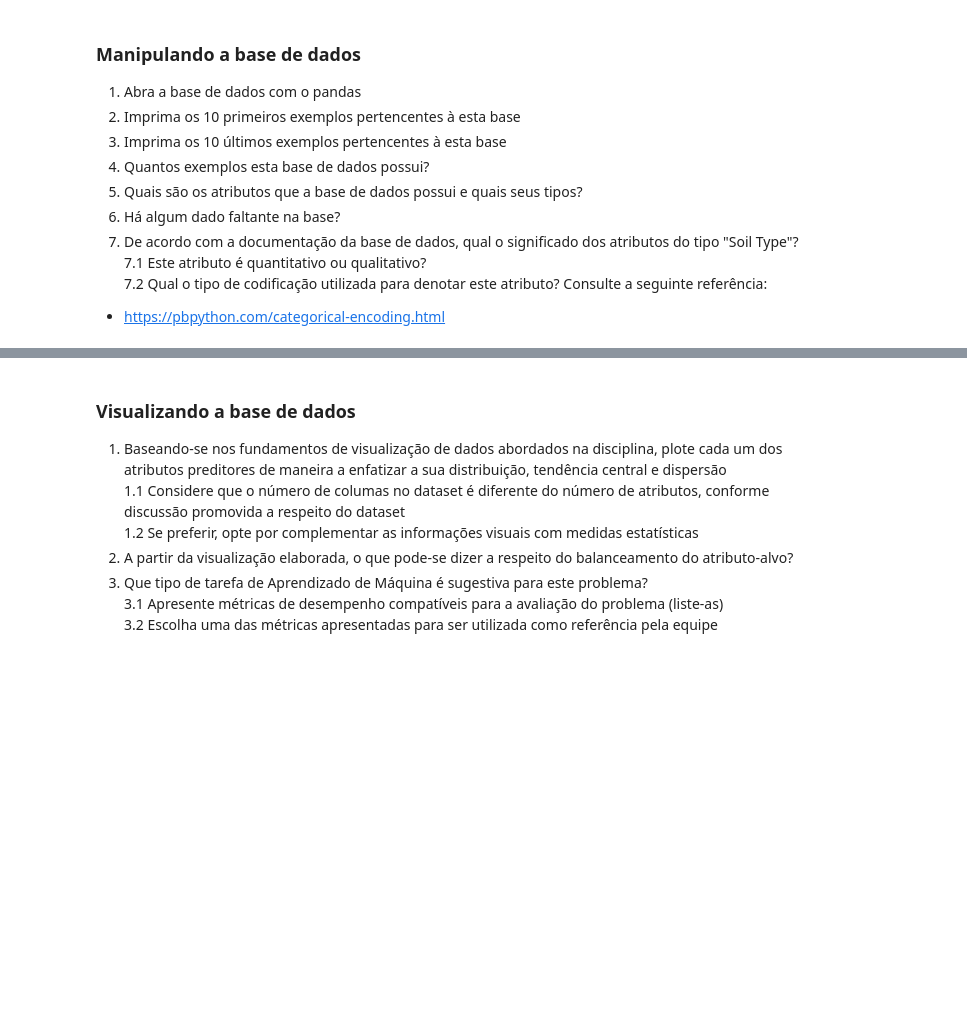
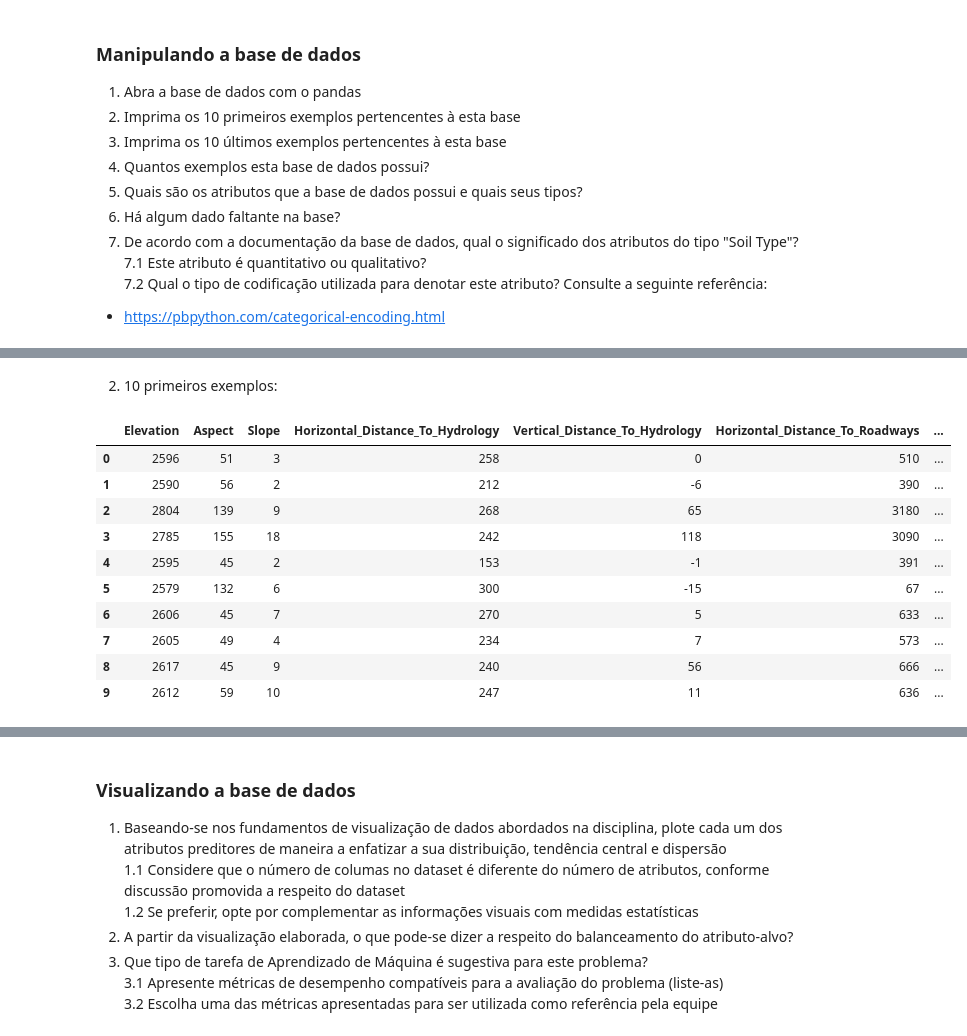
Before and after one commit to willianszwy/Forest-Cover-Type, a Jupyter notebook: PP2_2_1_Conhecendo_o_Conjunto_de_Dados.ipynb, the cells around one changed output, grey strips where cells are left out. Cells and saved outputs as stored; diff of their text form; code cells hidden in the pictures; blank space fills up the shorter version.

```diff
--- a/PP2_2_1_Conhecendo_o_Conjunto_de_Dados.ipynb
+++ b/PP2_2_1_Conhecendo_o_Conjunto_de_Dados.ipynb
@@ -41,0 +64,16 @@ Nesta atividade prática iremos explorar a seguinte base de dados **_Forest Cove
+# %% [markdown]
+2. 10 primeiros exemplos:
+# %%
+df_forest_cover.head(10)
+# %% [output]
+|  | Elevation | Aspect | Slope | Horizontal_Distance_To_Hydrology | Vertical_Distance_To_Hydrology | Horizontal_Distance_To_Roadways | ... |
+| 0 | 2596 | 51 | 3 | 258 | 0 | 510 | ... |
+| 1 | 2590 | 56 | 2 | 212 | -6 | 390 | ... |
+| 2 | 2804 | 139 | 9 | 268 | 65 | 3180 | ... |
+| 3 | 2785 | 155 | 18 | 242 | 118 | 3090 | ... |
+| 4 | 2595 | 45 | 2 | 153 | -1 | 391 | ... |
+| 5 | 2579 | 132 | 6 | 300 | -15 | 67 | ... |
+| 6 | 2606 | 45 | 7 | 270 | 5 | 633 | ... |
+| 7 | 2605 | 49 | 4 | 234 | 7 | 573 | ... |
+| 8 | 2617 | 45 | 9 | 240 | 56 | 666 | ... |
+| 9 | 2612 | 59 | 10 | 247 | 11 | 636 | ... |
```
Also changed, not shown: parts of 19 cells of this notebook.
